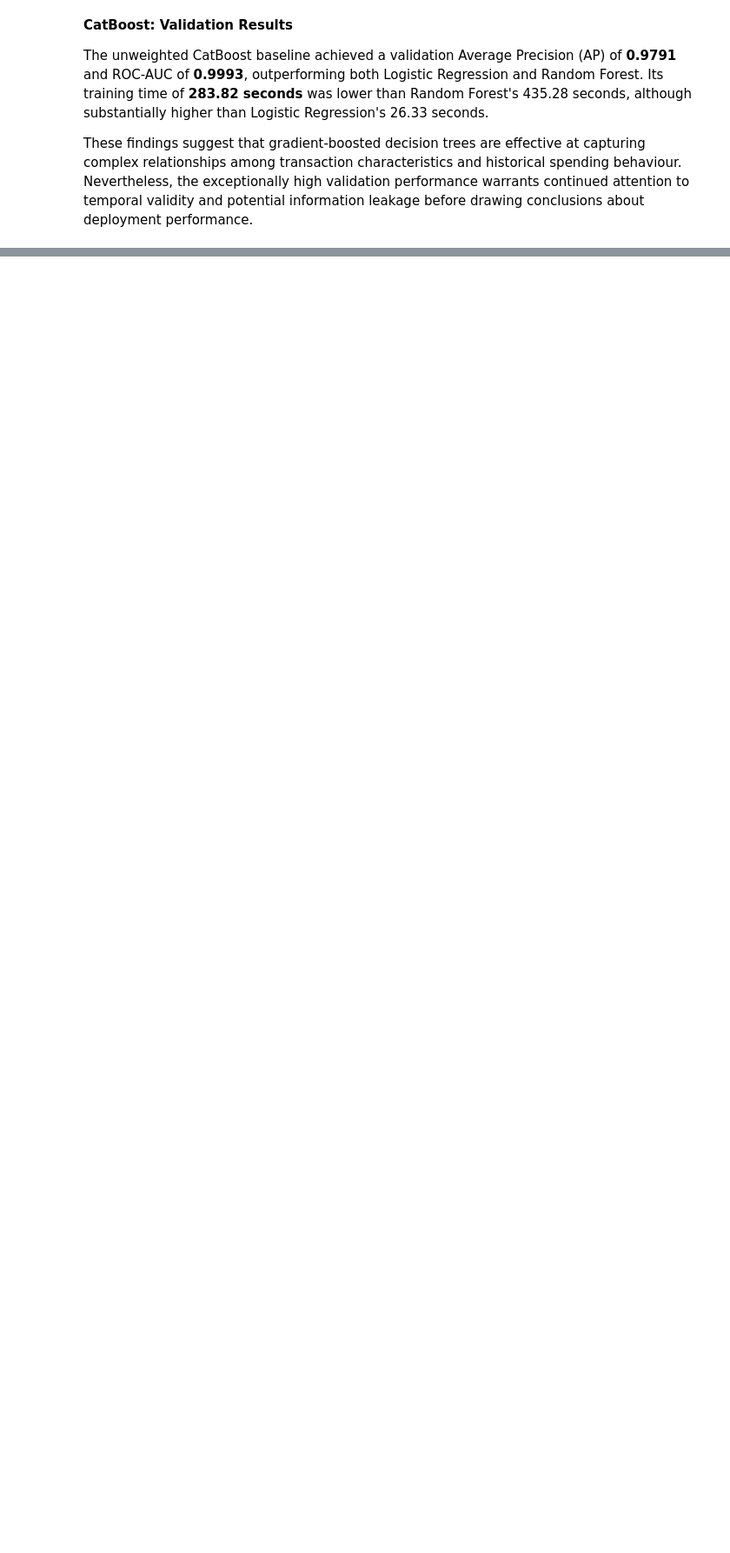
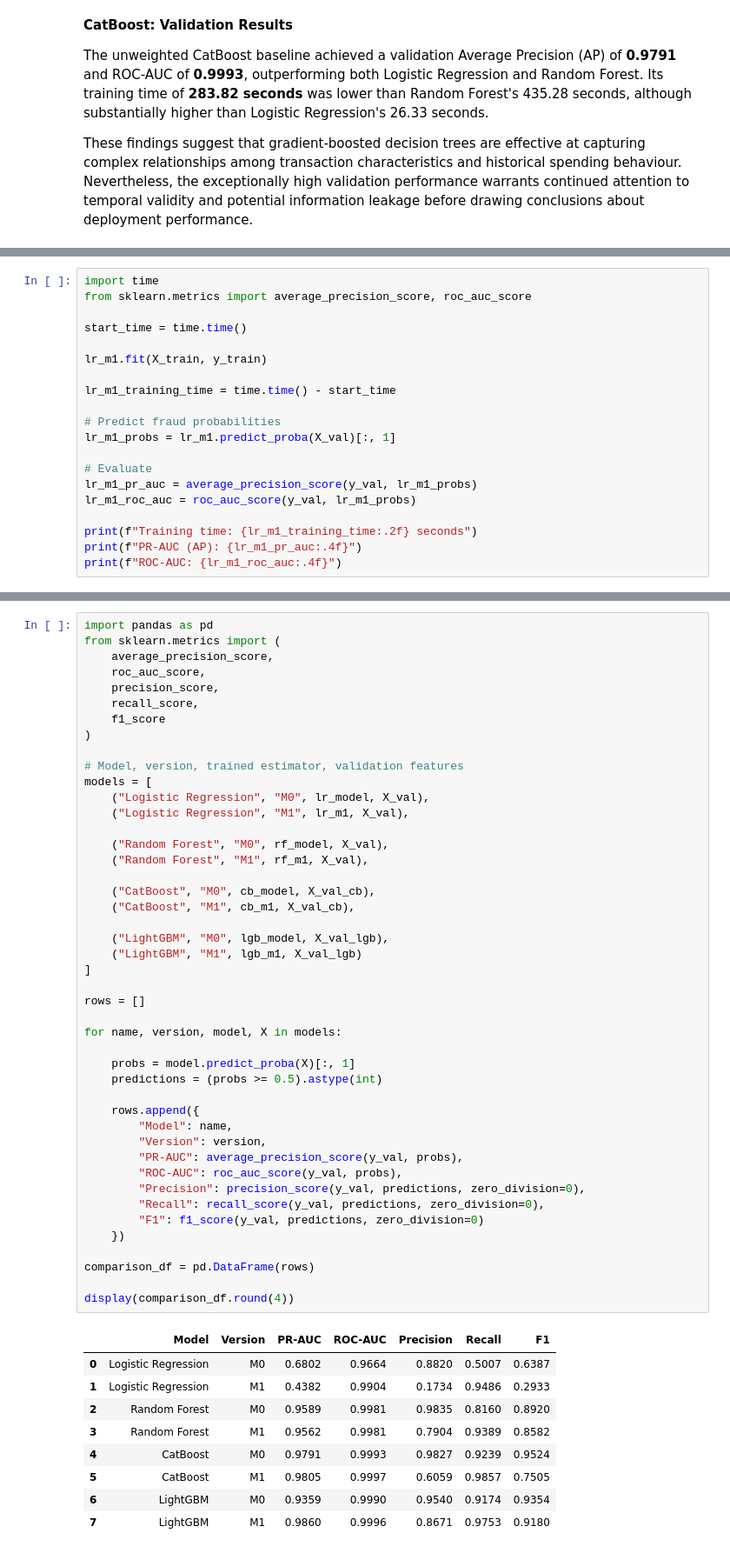
Before and after one commit to xman666888/bt4012-credit-card-fraud, a Jupyter notebook: notebooks/05_sparkov_m0_m2.ipynb, the cells around one changed output, grey strips where cells are left out. Shown at 87% size. Cells and saved outputs as stored; diff of their text form; blank space fills up the shorter version.

Commit message:
implement sparkov M1 cost sensitive learning and evaluation + added in LightGBM

```diff
--- a/notebooks/05_sparkov_m0_m2.ipynb
+++ b/notebooks/05_sparkov_m0_m2.ipynb
@@ -582,0 +702,20 @@ These results establish reference performance for subsequent experiments address
+# %%
+import time
+from sklearn.metrics import average_precision_score, roc_auc_score
+
+start_time = time.time()
+
+lr_m1.fit(X_train, y_train)
+
+lr_m1_training_time = time.time() - start_time
+
+# Predict fraud probabilities
+lr_m1_probs = lr_m1.predict_proba(X_val)[:, 1]
+
+# Evaluate
+lr_m1_pr_auc = average_precision_score(y_val, lr_m1_probs)
+lr_m1_roc_auc = roc_auc_score(y_val, lr_m1_probs)
+
+print(f"Training time: {lr_m1_training_time:.2f} seconds")
+print(f"PR-AUC (AP): {lr_m1_pr_auc:.4f}")
+print(f"ROC-AUC: {lr_m1_roc_auc:.4f}")
@@ -582,0 +857,55 @@ These results establish reference performance for subsequent experiments address
+# %%
+import pandas as pd
+from sklearn.metrics import (
+    average_precision_score,
+    roc_auc_score,
+    precision_score,
+    recall_score,
+    f1_score
+)
+
+# Model, version, trained estimator, validation features
+models = [
+    ("Logistic Regression", "M0", lr_model, X_val),
+    ("Logistic Regression", "M1", lr_m1, X_val),
+
+    ("Random Forest", "M0", rf_model, X_val),
+    ("Random Forest", "M1", rf_m1, X_val),
+
+    ("CatBoost", "M0", cb_model, X_val_cb),
+    ("CatBoost", "M1", cb_m1, X_val_cb),
+
+    ("LightGBM", "M0", lgb_model, X_val_lgb),
+    ("LightGBM", "M1", lgb_m1, X_val_lgb)
+]
+
+rows = []
+
+for name, version, model, X in models:
+
+    probs = model.predict_proba(X)[:, 1]
+    predictions = (probs >= 0.5).astype(int)
+
+    rows.append({
+        "Model": name,
+        "Version": version,
+        "PR-AUC": average_precision_score(y_val, probs),
+        "ROC-AUC": roc_auc_score(y_val, probs),
+        "Precision": precision_score(y_val, predictions, zero_division=0),
+        "Recall": recall_score(y_val, predictions, zero_division=0),
+        "F1": f1_score(y_val, predictions, zero_division=0)
+    })
+
+comparison_df = pd.DataFrame(rows)
+
+display(comparison_df.round(4))
+# %% [output]
+|  | Model | Version | PR-AUC | ROC-AUC | Precision | Recall | F1 |
+| 0 | Logistic Regression | M0 | 0.6802 | 0.9664 | 0.8820 | 0.5007 | 0.6387 |
+| 1 | Logistic Regression | M1 | 0.4382 | 0.9904 | 0.1734 | 0.9486 | 0.2933 |
+| 2 | Random Forest | M0 | 0.9589 | 0.9981 | 0.9835 | 0.8160 | 0.8920 |
+| 3 | Random Forest | M1 | 0.9562 | 0.9981 | 0.7904 | 0.9389 | 0.8582 |
+| 4 | CatBoost | M0 | 0.9791 | 0.9993 | 0.9827 | 0.9239 | 0.9524 |
+| 5 | CatBoost | M1 | 0.9805 | 0.9997 | 0.6059 | 0.9857 | 0.7505 |
+| 6 | LightGBM | M0 | 0.9359 | 0.9990 | 0.9540 | 0.9174 | 0.9354 |
+| 7 | LightGBM | M1 | 0.9860 | 0.9996 | 0.8671 | 0.9753 | 0.9180 |
```
Also changed, not shown: parts of 21 cells of this notebook.
